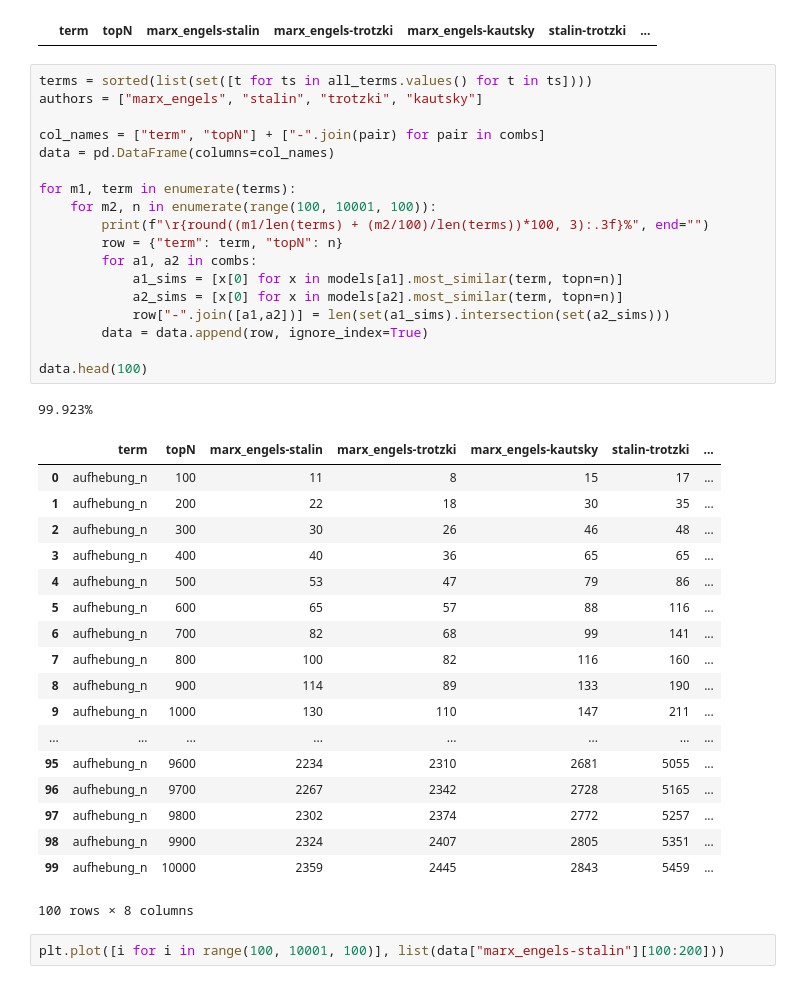
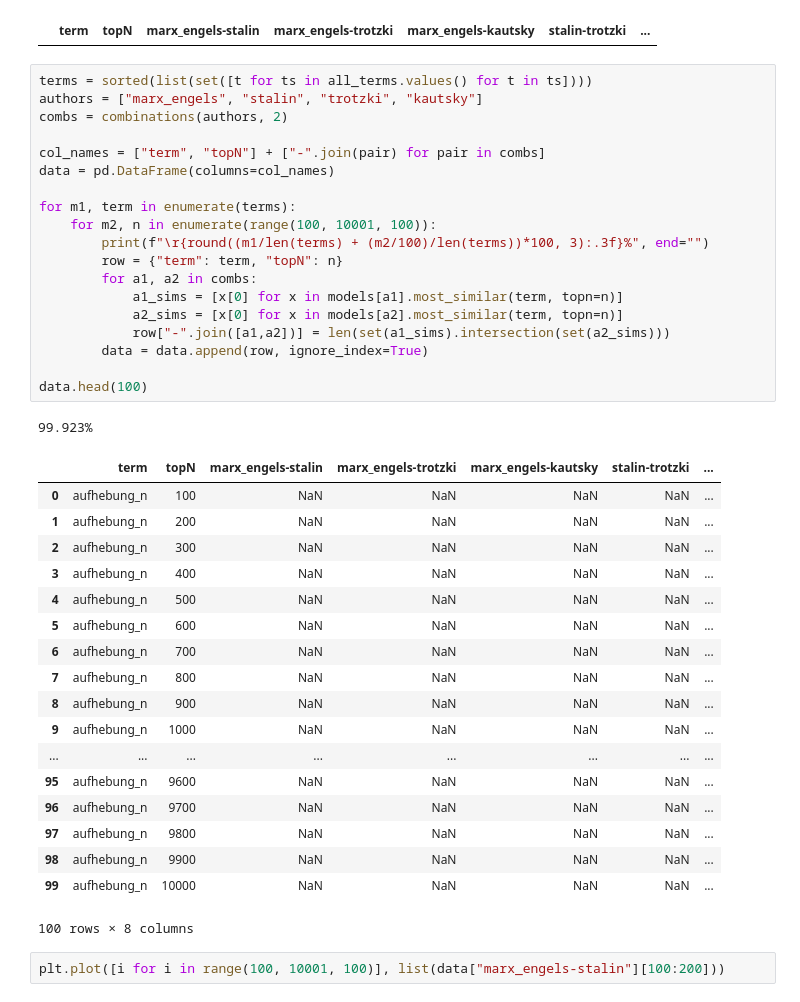
Before and after one commit to heinp/germarxcor, a Jupyter notebook: code/theory_embeddings.ipynb, the cells around one changed output. Cells and saved outputs as stored; diff of their text form.

```diff
--- a/code/theory_embeddings.ipynb
+++ b/code/theory_embeddings.ipynb
@@ -174,40 +192,41 @@ combs = list(combinations(authors, 2))
 # %%
 terms = sorted(list(set([t for ts in all_terms.values() for t in ts])))
 authors = ["marx_engels", "stalin", "trotzki", "kautsky"]
+combs = combinations(authors, 2)
 
 col_names = ["term", "topN"] + ["-".join(pair) for pair in combs]
 data = pd.DataFrame(columns=col_names)
 
 for m1, term in enumerate(terms):
     for m2, n in enumerate(range(100, 10001, 100)):
         print(f"\r{round((m1/len(terms) + (m2/100)/len(terms))*100, 3):.3f}%", end="")
         row = {"term": term, "topN": n}
         for a1, a2 in combs:
             a1_sims = [x[0] for x in models[a1].most_similar(term, topn=n)]
             a2_sims = [x[0] for x in models[a2].most_similar(term, topn=n)]
             row["-".join([a1,a2])] = len(set(a1_sims).intersection(set(a2_sims)))
         data = data.append(row, ignore_index=True)
 
 data.head(100)
 # %% [output]
 99.923%
 |  | term | topN | marx_engels-stalin | marx_engels-trotzki | marx_engels-kautsky | stalin-trotzki | ... |
-| 0 | aufhebung_n | 100 | 11 | 8 | 15 | 17 | ... |
-| 1 | aufhebung_n | 200 | 22 | 18 | 30 | 35 | ... |
-| 2 | aufhebung_n | 300 | 30 | 26 | 46 | 48 | ... |
-| 3 | aufhebung_n | 400 | 40 | 36 | 65 | 65 | ... |
-| 4 | aufhebung_n | 500 | 53 | 47 | 79 | 86 | ... |
-| 5 | aufhebung_n | 600 | 65 | 57 | 88 | 116 | ... |
-| 6 | aufhebung_n | 700 | 82 | 68 | 99 | 141 | ... |
-| 7 | aufhebung_n | 800 | 100 | 82 | 116 | 160 | ... |
-| 8 | aufhebung_n | 900 | 114 | 89 | 133 | 190 | ... |
-| 9 | aufhebung_n | 1000 | 130 | 110 | 147 | 211 | ... |
+| 0 | aufhebung_n | 100 | NaN | NaN | NaN | NaN | ... |
+| 1 | aufhebung_n | 200 | NaN | NaN | NaN | NaN | ... |
+| 2 | aufhebung_n | 300 | NaN | NaN | NaN | NaN | ... |
+| 3 | aufhebung_n | 400 | NaN | NaN | NaN | NaN | ... |
+| 4 | aufhebung_n | 500 | NaN | NaN | NaN | NaN | ... |
+| 5 | aufhebung_n | 600 | NaN | NaN | NaN | NaN | ... |
+| 6 | aufhebung_n | 700 | NaN | NaN | NaN | NaN | ... |
+| 7 | aufhebung_n | 800 | NaN | NaN | NaN | NaN | ... |
+| 8 | aufhebung_n | 900 | NaN | NaN | NaN | NaN | ... |
+| 9 | aufhebung_n | 1000 | NaN | NaN | NaN | NaN | ... |
 | ... | ... | ... | ... | ... | ... | ... | ... |
-| 95 | aufhebung_n | 9600 | 2234 | 2310 | 2681 | 5055 | ... |
-| 96 | aufhebung_n | 9700 | 2267 | 2342 | 2728 | 5165 | ... |
-| 97 | aufhebung_n | 9800 | 2302 | 2374 | 2772 | 5257 | ... |
-| 98 | aufhebung_n | 9900 | 2324 | 2407 | 2805 | 5351 | ... |
-| 99 | aufhebung_n | 10000 | 2359 | 2445 | 2843 | 5459 | ... |
+| 95 | aufhebung_n | 9600 | NaN | NaN | NaN | NaN | ... |
+| 96 | aufhebung_n | 9700 | NaN | NaN | NaN | NaN | ... |
+| 97 | aufhebung_n | 9800 | NaN | NaN | NaN | NaN | ... |
+| 98 | aufhebung_n | 9900 | NaN | NaN | NaN | NaN | ... |
+| 99 | aufhebung_n | 10000 | NaN | NaN | NaN | NaN | ... |
 100 rows × 8 columns
 # %%
 plt.plot([i for i in range(100, 10001, 100)], list(data["marx_engels-stalin"][100:200]))
```
Also changed, not shown: parts of 26 cells of this notebook, 12 other files.
